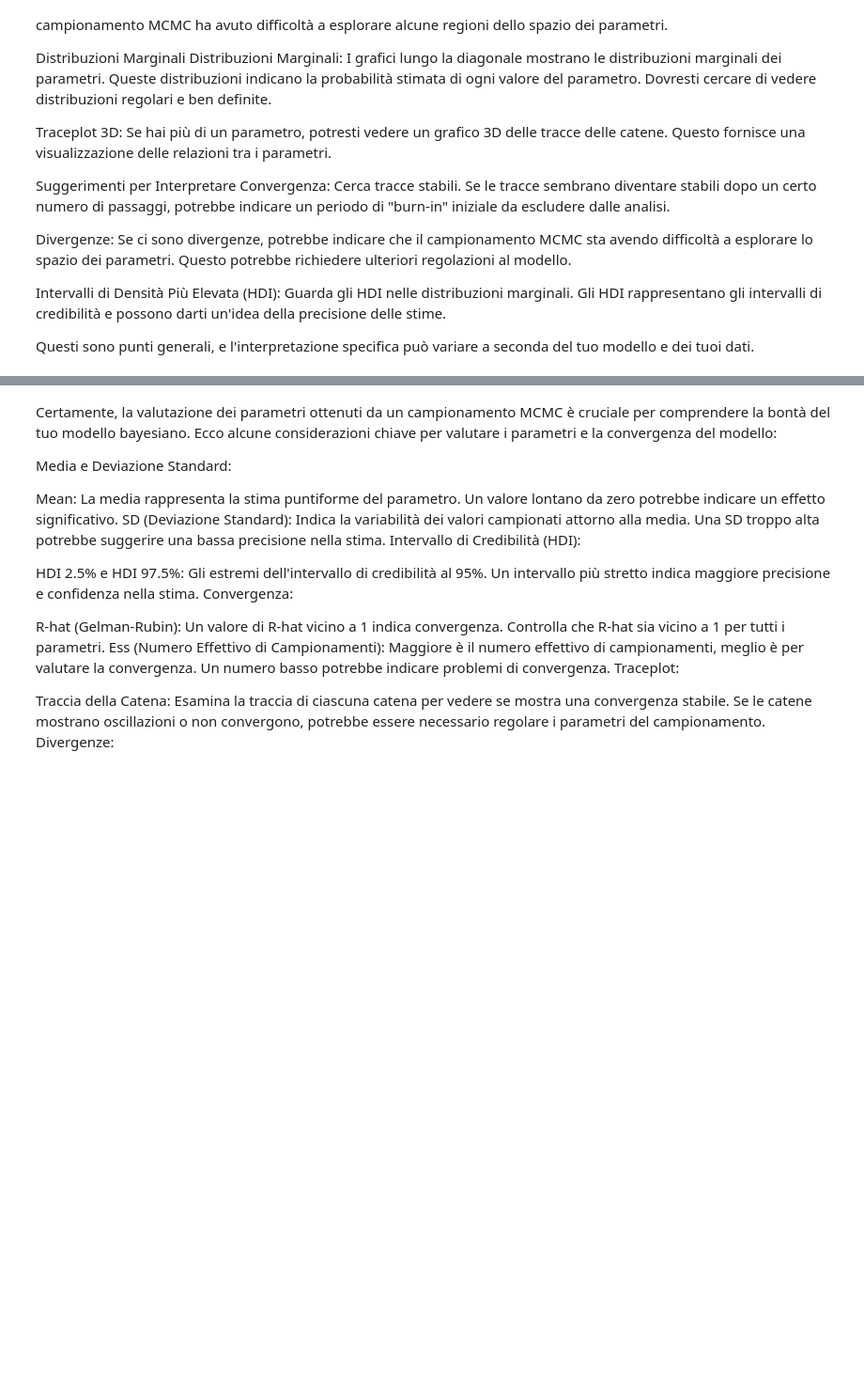
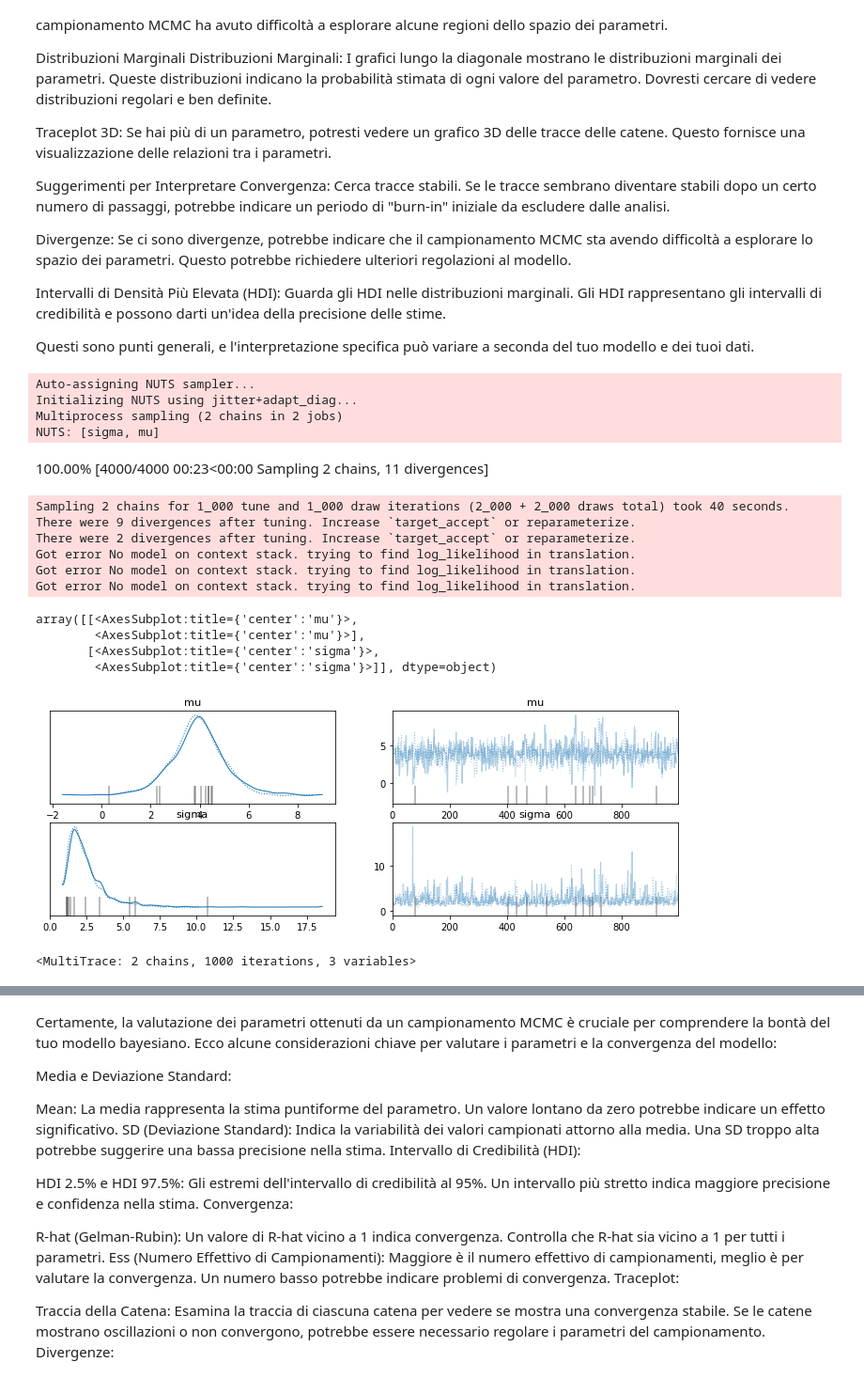
Before and after one commit to Jackmos/Multi-Fidelity-MCMC-methods, a Jupyter notebook: PACS_project2/Diffusion/3_step_NN/MCMC.ipynb, the cells around one changed output, grey strips where cells are left out. Shown at 94% size. Saved outputs shown, nothing was run; the diff lists cells and outputs as text; code cells hidden in the pictures; blank space fills up the shorter version.

Commit message:
multiparam

```diff
--- a/PACS_project2/Diffusion/3_step_NN/MCMC.ipynb
+++ b/PACS_project2/Diffusion/3_step_NN/MCMC.ipynb
@@ -114,3 +74,45 @@ Divergenze: Se ci sono divergenze, potrebbe indicare che il campionamento MCMC s
 Intervalli di Densità Più Elevata (HDI): Guarda gli HDI nelle distribuzioni marginali. Gli HDI rappresentano gli intervalli di credibilità e possono darti un'idea della precisione delle stime.
 
 Questi sono punti generali, e l'interpretazione specifica può variare a seconda del tuo modello e dei tuoi dati.
+# %%
+# dati
+x = np.array([1, 2, 3, 4, 5])
+y = np.array([2, 3, 4, 5, 6])
+
+# modello
+with pm.Model() as model:
+    # priori
+    mu = pm.Normal('mu', mu=0, sd=10)
+    sigma = pm.HalfNormal('sigma', sd=10)
+
+    # likelihood
+    obs = pm.Normal('obs', mu=mu, sd=sigma, observed=y)
+
+    # sampling
+    trace = pm.sample(1000)
+
+pm.summary(trace).round(2)
+pm.traceplot(trace)
+# Estrai la traccia dei campioni per la variabile theta
+#theta_samples = trace['theta']
+# %% [output]
+Auto-assigning NUTS sampler...
+Initializing NUTS using jitter+adapt_diag...
+Multiprocess sampling (2 chains in 2 jobs)
+NUTS: [sigma, mu]
+100.00% [4000/4000 00:23<00:00 Sampling 2 chains, 11 divergences]
+Sampling 2 chains for 1_000 tune and 1_000 draw iterations (2_000 + 2_000 draws total) took 40 seconds.
+There were 9 divergences after tuning. Increase `target_accept` or reparameterize.
+There were 2 divergences after tuning. Increase `target_accept` or reparameterize.
+Got error No model on context stack. trying to find log_likelihood in translation.
+Got error No model on context stack. trying to find log_likelihood in translation.
+Got error No model on context stack. trying to find log_likelihood in translation.
+array([[<AxesSubplot:title={'center':'mu'}>,
+        <AxesSubplot:title={'center':'mu'}>],
+       [<AxesSubplot:title={'center':'sigma'}>,
+        <AxesSubplot:title={'center':'sigma'}>]], dtype=object)
+[figure, added]
+# %%
+print(trace)
+# %% [output]
+<MultiTrace: 2 chains, 1000 iterations, 3 variables>
```
Also changed, not shown: parts of 30 cells of this notebook, 8 other files.
